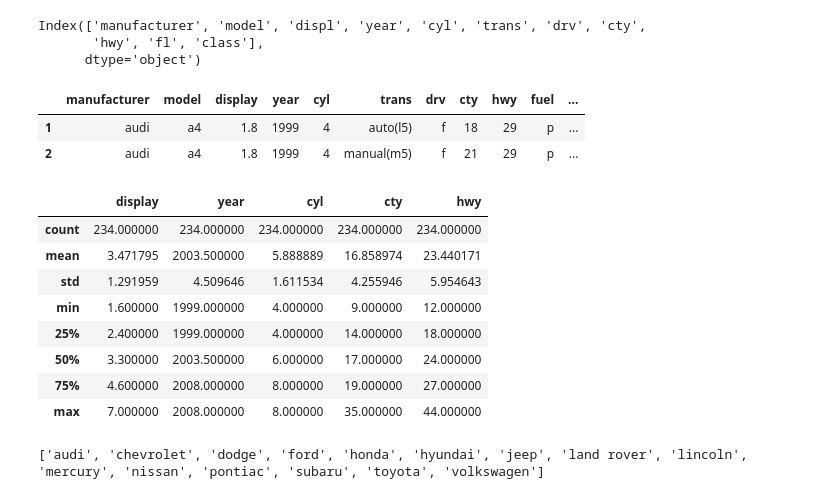
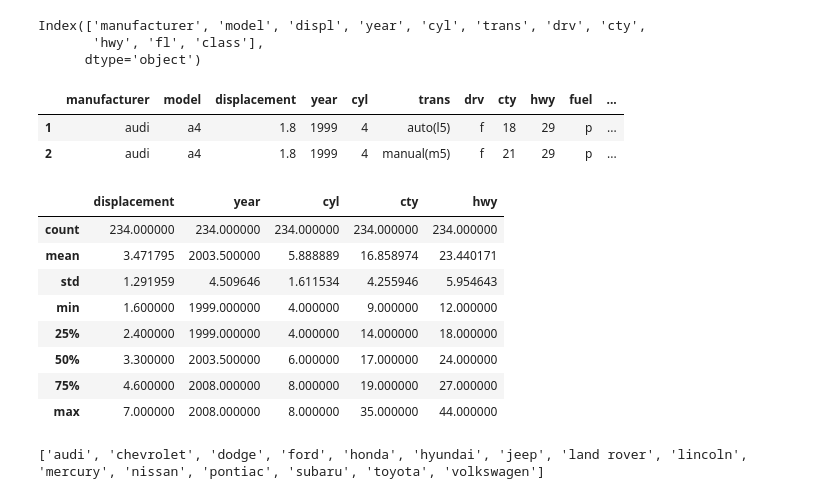
Before and after one commit to martin-reyes/3_numpy-pandas-visualization-exercises, a Jupyter notebook: 4_advanced_dataframes.ipynb, the cells around one changed output. Cells and saved outputs as stored; diff of their text form; code cells hidden in the pictures.

```diff
--- a/4_advanced_dataframes.ipynb
+++ b/4_advanced_dataframes.ipynb
@@ -258,17 +210,17 @@ Index(['manufacturer', 'model', 'displ', 'year', 'cyl', 'trans', 'drv', 'cty',
        'hwy', 'fl', 'class'],
       dtype='object')
 # %%
-mpg = mpg.rename(columns = {'displ':'display','fl':'fuel'})
+mpg = mpg.rename(columns = {'displ':'displacement','fl':'fuel'})
 mpg.head(2)
 # %% [output]
-|  | manufacturer | model | display | year | cyl | trans | drv | cty | hwy | fuel | ... |
+|  | manufacturer | model | displacement | year | cyl | trans | drv | cty | hwy | fuel | ... |
 | 1 | audi | a4 | 1.8 | 1999 | 4 | auto(l5) | f | 18 | 29 | p | ... |
 | 2 | audi | a4 | 1.8 | 1999 | 4 | manual(m5) | f | 21 | 29 | p | ... |
 # %%
 # 9. Display the summary statistics for the dataset.
 mpg.describe()
 # %% [output]
-|  | display | year | cyl | cty | hwy |
+|  | displacement | year | cyl | cty | hwy |
 | count | 234.000000 | 234.000000 | 234.000000 | 234.000000 | 234.000000 |
 | mean | 3.471795 | 2003.500000 | 5.888889 | 16.858974 | 23.440171 |
 | std | 1.291959 | 4.509646 | 1.611534 | 4.255946 | 5.954643 |
```
Also changed, not shown: parts of 12 cells of this notebook, 3 other files.
